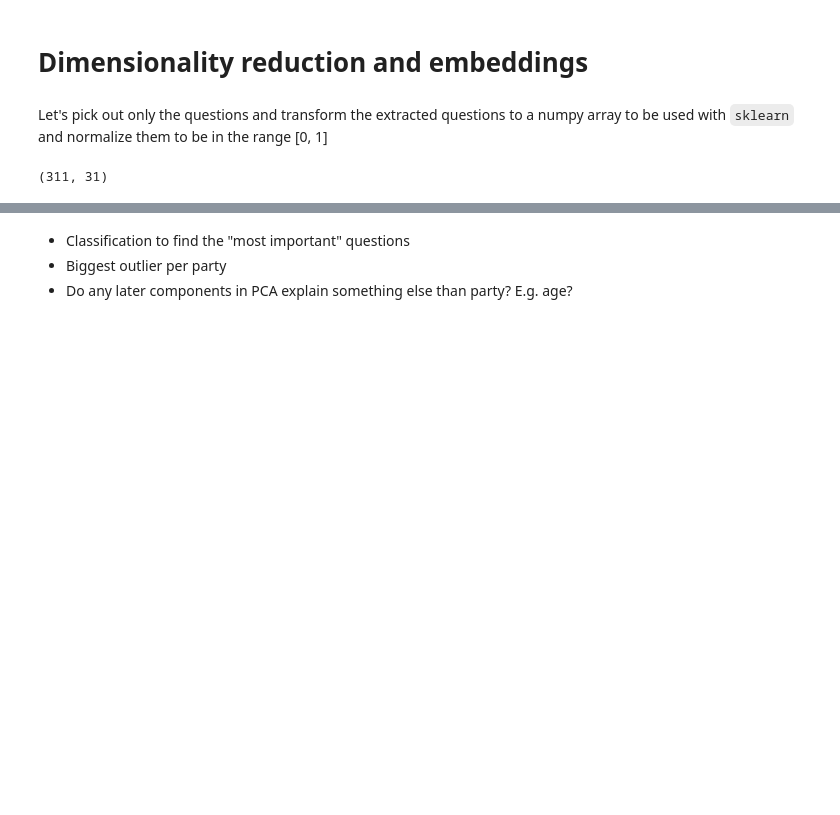
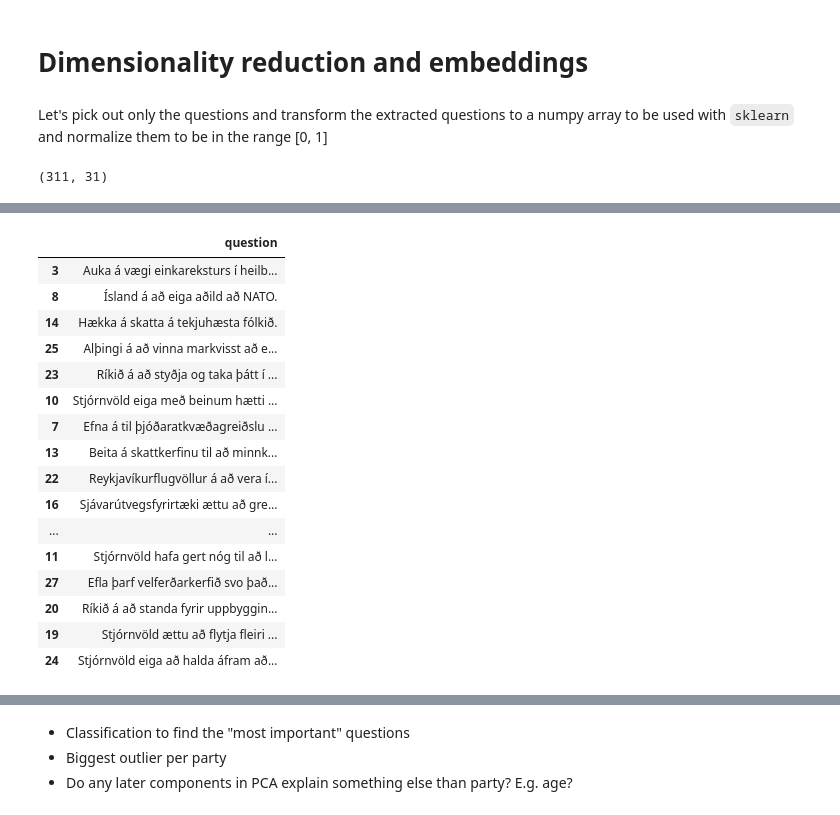
Before and after one commit to roberttorfason/blog, a Jupyter notebook: _notebooks/2021-09-22-kosningaprof.ipynb, the cells around one changed output, grey strips where cells are left out. Cells and saved outputs as stored; diff of their text form; code cells hidden in the pictures; blank space fills up the shorter version.

```diff
--- a/_notebooks/2021-09-22-kosningaprof.ipynb
+++ b/_notebooks/2021-09-22-kosningaprof.ipynb
@@ -40,11 +40,12 @@ df_results["gender"] = df_results["gender"].astype("category")
 age_binned_series = pd.cut(df_results["age"], bins=[-10, 0, 10, 20, 30, 40, 50, 60, 70, 80, 90, 100], right=False)
 df_results.insert(df_results.columns.get_loc("age") + 1, "age_binned", age_binned_series)
 
-df_results["age_binned"] = df_results["age_binned"].map(lambda x: x.left).astype(int)
+df_results["age_binned"] = df_results["age_binned"].map(lambda x: x.left).astype("category")
 
 # Most of the analysis centers around the political party so we drop the candiadates that don't have
 # a party specified
 df_results = df_results[~df_results["party"].isna()]
+df_results = df_results.reset_index(drop=True)
 # %%
 # collapse-hide
 cols_questions = [c for c in df_results.columns if c.startswith("question_")]
@@ -174,0 +201,20 @@ x_pca = pca.fit_transform(x)
+# %%
+df_questions[["question"]].iloc[np.argsort(np.abs(pca.components_[0]))[::-1]]
+# %% [output]
+|  | question |
+| 3 | Auka á vægi einkareksturs í heilb... |
+| 8 | Ísland á að eiga aðild að NATO. |
+| 14 | Hækka á skatta á tekjuhæsta fólkið. |
+| 25 | Alþingi á að vinna markvisst að e... |
+| 23 | Ríkið á að styðja og taka þátt í ... |
+| 10 | Stjórnvöld eiga með beinum hætti ... |
+| 7 | Efna á til þjóðaratkvæðagreiðslu ... |
+| 13 | Beita á skattkerfinu til að minnk... |
+| 22 | Reykjavíkurflugvöllur á að vera í... |
+| 16 | Sjávarútvegsfyrirtæki ættu að gre... |
+| ... | ... |
+| 11 | Stjórnvöld hafa gert nóg til að l... |
+| 27 | Efla þarf velferðarkerfið svo það... |
+| 20 | Ríkið á að standa fyrir uppbyggin... |
+| 19 | Stjórnvöld ættu að flytja fleiri ... |
+| 24 | Stjórnvöld eiga að halda áfram að... |
```
Also changed, not shown: parts of 53 cells of this notebook.
